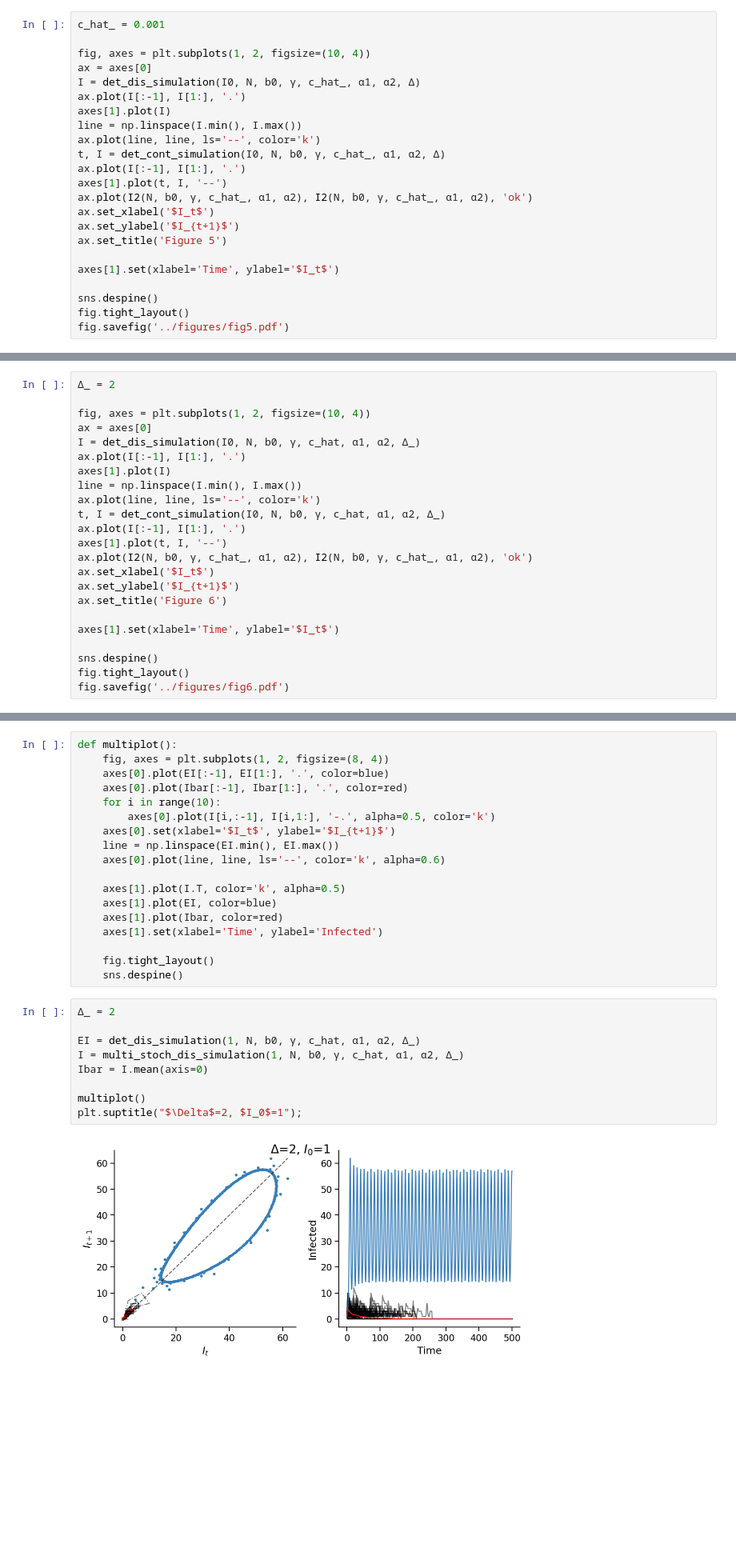
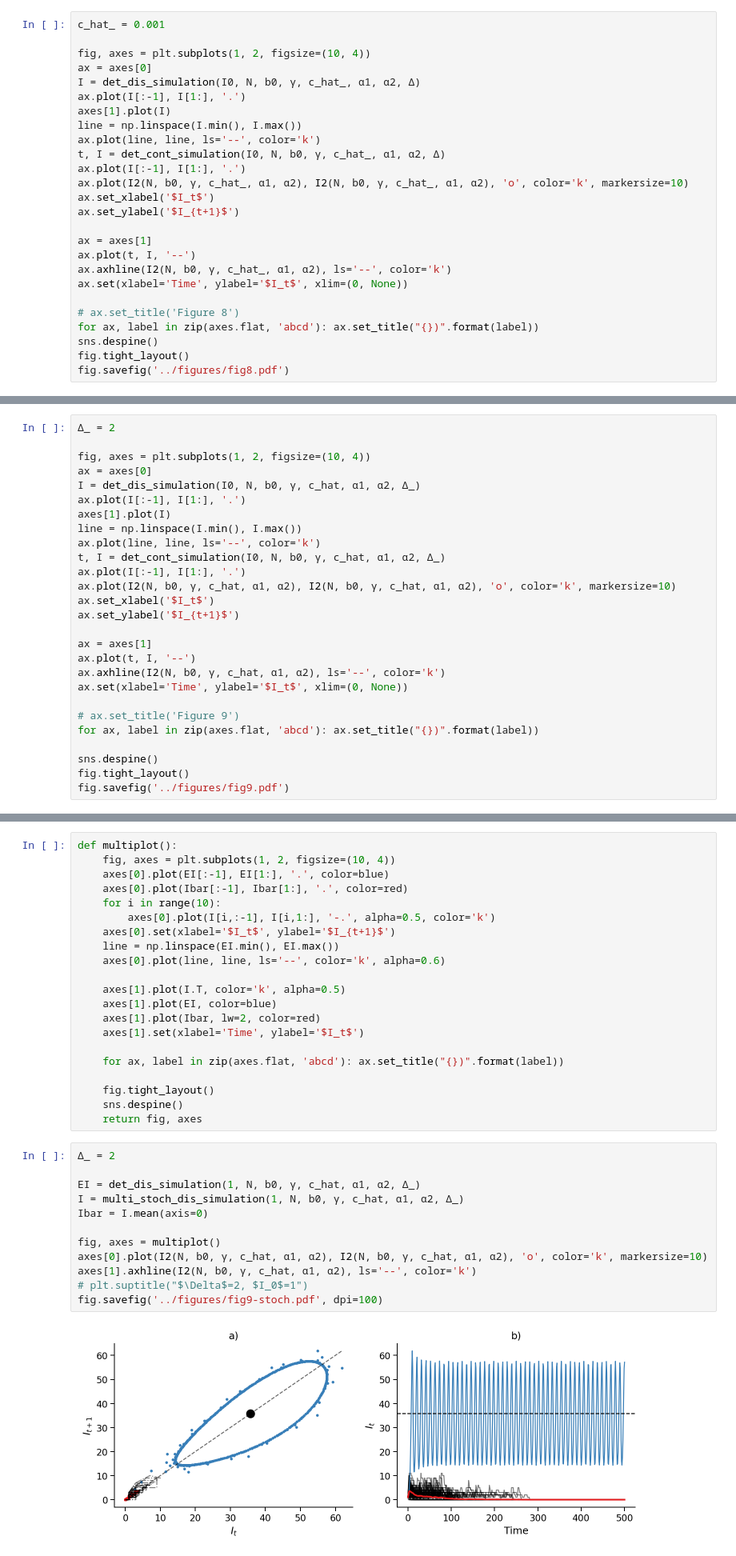
Before and after one commit to yoavram/SanJose, a Jupyter notebook: notebooks/model.ipynb, the cells around one changed output, grey strips where cells are left out. Shown at 80% size. Saved outputs shown, nothing was run; the diff lists cells and outputs as text; blank space fills up the shorter version.

```diff
--- a/notebooks/model.ipynb
+++ b/notebooks/model.ipynb
@@ -160,15 +167,18 @@ line = np.linspace(I.min(), I.max())
 ax.plot(line, line, ls='--', color='k')
 t, I = det_cont_simulation(I0, N, b0, γ, c_hat_, α1, α2, Δ)
 ax.plot(I[:-1], I[1:], '.')
-axes[1].plot(t, I, '--')
-ax.plot(I2(N, b0, γ, c_hat_, α1, α2), I2(N, b0, γ, c_hat_, α1, α2), 'ok')
+ax.plot(I2(N, b0, γ, c_hat_, α1, α2), I2(N, b0, γ, c_hat_, α1, α2), 'o', color='k', markersize=10)
 ax.set_xlabel('$I_t$')
 ax.set_ylabel('$I_{t+1}$')
-ax.set_title('Figure 5')
 
-axes[1].set(xlabel='Time', ylabel='$I_t$')
+ax = axes[1]
+ax.plot(t, I, '--')
+ax.axhline(I2(N, b0, γ, c_hat_, α1, α2), ls='--', color='k')
+ax.set(xlabel='Time', ylabel='$I_t$', xlim=(0, None))
 
+# ax.set_title('Figure 8')
+for ax, label in zip(axes.flat, 'abcd'): ax.set_title("{})".format(label))
 sns.despine()
 fig.tight_layout()
-fig.savefig('../figures/fig5.pdf')
+fig.savefig('../figures/fig8.pdf')
 # %% [output]
@@ -185,15 +195,19 @@ line = np.linspace(I.min(), I.max())
 ax.plot(line, line, ls='--', color='k')
 t, I = det_cont_simulation(I0, N, b0, γ, c_hat, α1, α2, Δ_)
 ax.plot(I[:-1], I[1:], '.')
-axes[1].plot(t, I, '--')
-ax.plot(I2(N, b0, γ, c_hat_, α1, α2), I2(N, b0, γ, c_hat_, α1, α2), 'ok')
+ax.plot(I2(N, b0, γ, c_hat, α1, α2), I2(N, b0, γ, c_hat, α1, α2), 'o', color='k', markersize=10)
 ax.set_xlabel('$I_t$')
 ax.set_ylabel('$I_{t+1}$')
-ax.set_title('Figure 6')
 
-axes[1].set(xlabel='Time', ylabel='$I_t$')
+ax = axes[1]
+ax.plot(t, I, '--')
+ax.axhline(I2(N, b0, γ, c_hat, α1, α2), ls='--', color='k')
+ax.set(xlabel='Time', ylabel='$I_t$', xlim=(0, None))
+
+# ax.set_title('Figure 9')
+for ax, label in zip(axes.flat, 'abcd'): ax.set_title("{})".format(label))
 
 sns.despine()
 fig.tight_layout()
-fig.savefig('../figures/fig6.pdf')
+fig.savefig('../figures/fig9.pdf')
 # %% [output]
@@ -226,7 +240,7 @@ def multi_stoch_dis_simulation(I0, N, b0, γ, c_hat, α1, α2, Δ, tmax=500, rep
     return np.array([stoch_dis_simulation(I0, N, b0, γ, c_hat, α1, α2, Δ, tmax) for _ in range(reps)])
 # %%
 def multiplot():
-    fig, axes = plt.subplots(1, 2, figsize=(8, 4))
+    fig, axes = plt.subplots(1, 2, figsize=(10, 4))
     axes[0].plot(EI[:-1], EI[1:], '.', color=blue)
     axes[0].plot(Ibar[:-1], Ibar[1:], '.', color=red)
     for i in range(10):
@@ -237,22 +251,28 @@ def multiplot():
 
     axes[1].plot(I.T, color='k', alpha=0.5)
     axes[1].plot(EI, color=blue)
-    axes[1].plot(Ibar, color=red)
-    axes[1].set(xlabel='Time', ylabel='Infected')
+    axes[1].plot(Ibar, lw=2, color=red)
+    axes[1].set(xlabel='Time', ylabel='$I_t$')
+
+    for ax, label in zip(axes.flat, 'abcd'): ax.set_title("{})".format(label))
 
     fig.tight_layout()
     sns.despine()
+    return fig, axes
 # %%
 Δ_ = 2
 
 EI = det_dis_simulation(1, N, b0, γ, c_hat, α1, α2, Δ_)
 I = multi_stoch_dis_simulation(1, N, b0, γ, c_hat, α1, α2, Δ_)
 Ibar = I.mean(axis=0)
 
-multiplot()
-plt.suptitle("$\Delta$=2, $I_0$=1");
+fig, axes = multiplot()
+axes[0].plot(I2(N, b0, γ, c_hat, α1, α2), I2(N, b0, γ, c_hat, α1, α2), 'o', color='k', markersize=10)
+axes[1].axhline(I2(N, b0, γ, c_hat, α1, α2), ls='--', color='k')
+# plt.suptitle("$\Delta$=2, $I_0$=1")
+fig.savefig('../figures/fig9-stoch.pdf', dpi=100)
 # %% [output]
-[figure, old version]
+[figure, new version]
 # %%
 Δ_ = 2
 
```
Also changed, not shown: parts of 13 cells of this notebook.
